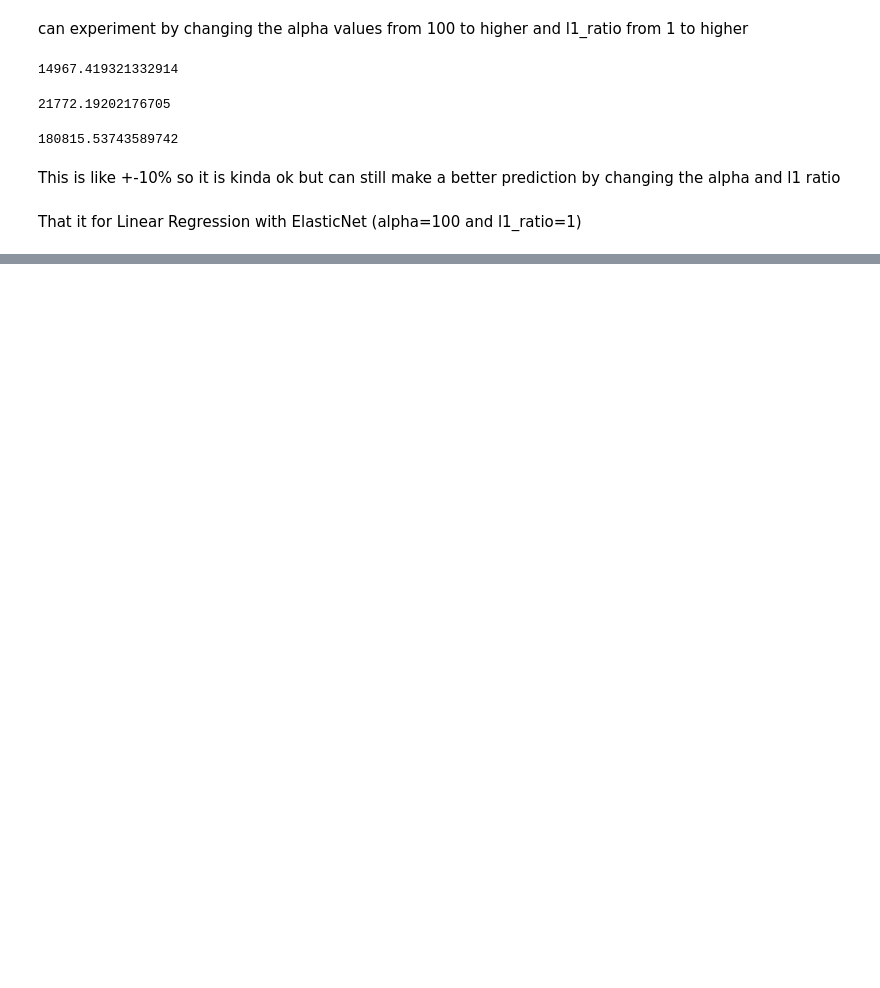
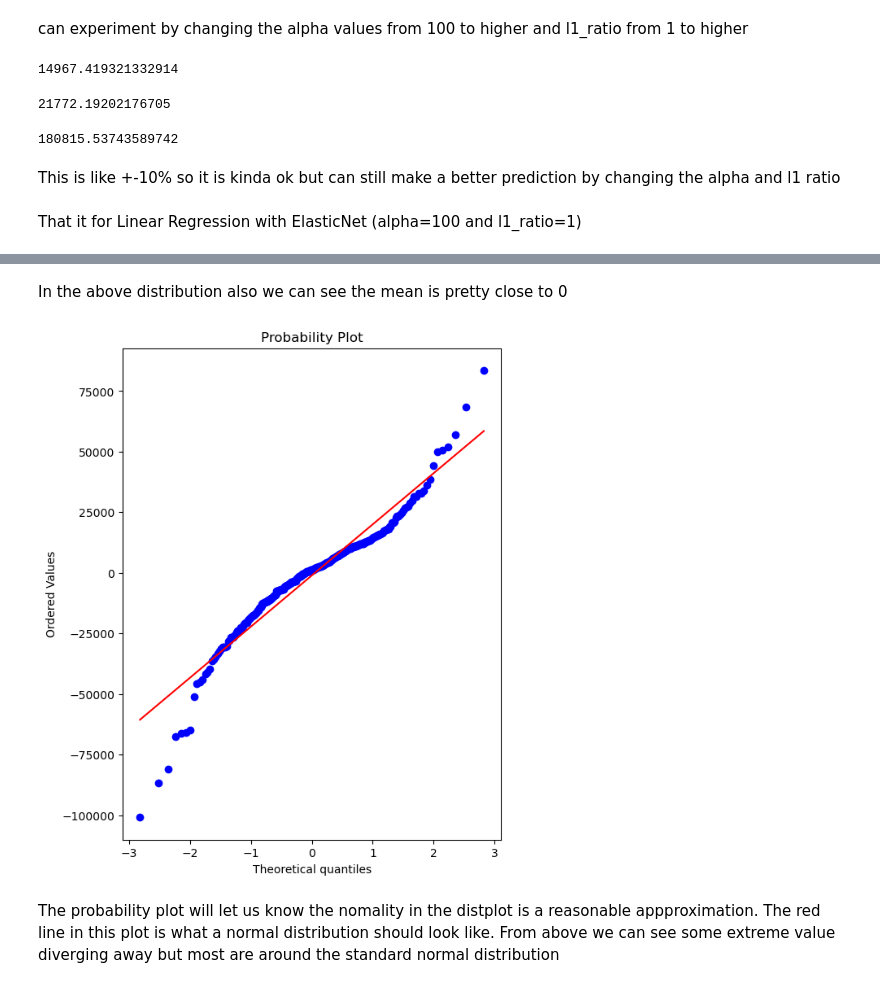
Before and after one commit to proton029/Challenges, a Jupyter notebook: Linear RegressionProject.ipynb, the cells around one changed output, grey strips where cells are left out. Drawn from its saved outputs; the diff is of its cells as text; code cells hidden in the pictures; blank space fills up the shorter version.

```diff
--- a/Linear RegressionProject.ipynb
+++ b/Linear RegressionProject.ipynb
@@ -669,0 +686,12 @@ That it for Linear Regression with ElasticNet (alpha=100 and l1_ratio=1)
+# %% [markdown]
+In the above distribution also we can see the mean is pretty close to 0
+# %%
+import scipy as sp
+fig, ax = plt.subplots(figsize=(6,8),dpi=100)
+# probplot returns the raw values if needed
+# we just want to see the plot, so we assign these values to _
+_ = sp.stats.probplot(test_rsiduals,plot=ax)
+# %% [output]
+[figure, added]
+# %% [markdown]
+The probability plot will let us know the nomality in the distplot is a reasonable appproximation. The red line in this plot is what a normal distribution should look like. From above we can see some extreme value diverging away but most are around the standard normal distribution
```
Also changed, not shown: parts of 4 cells of this notebook.
